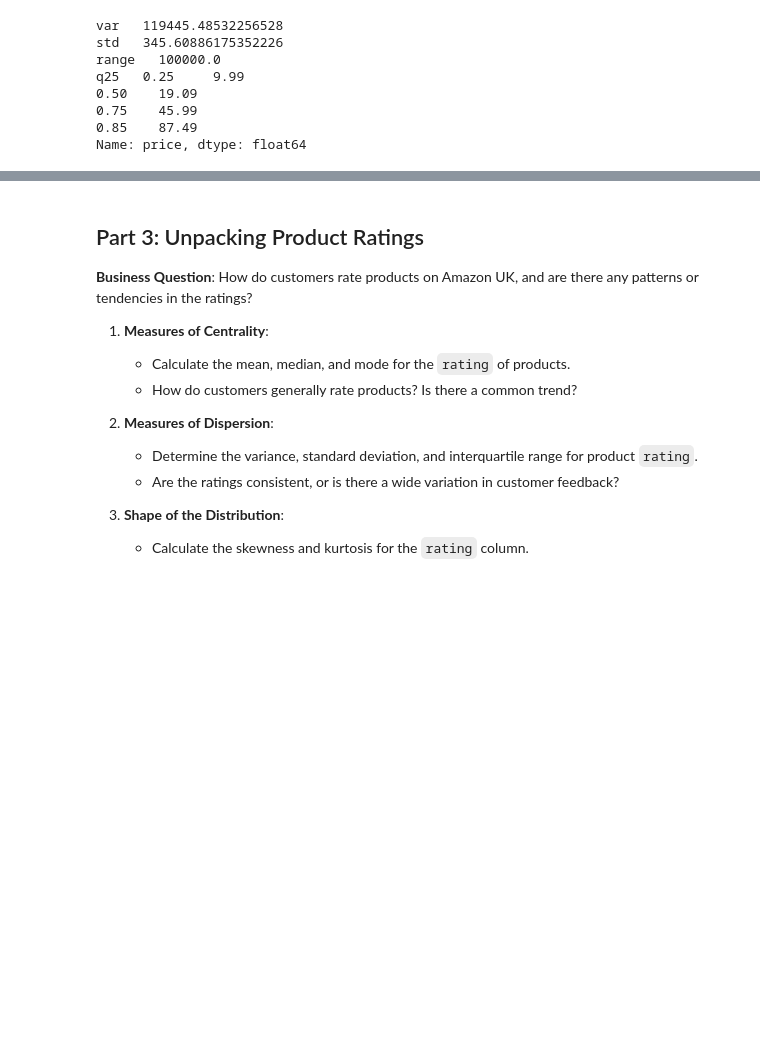
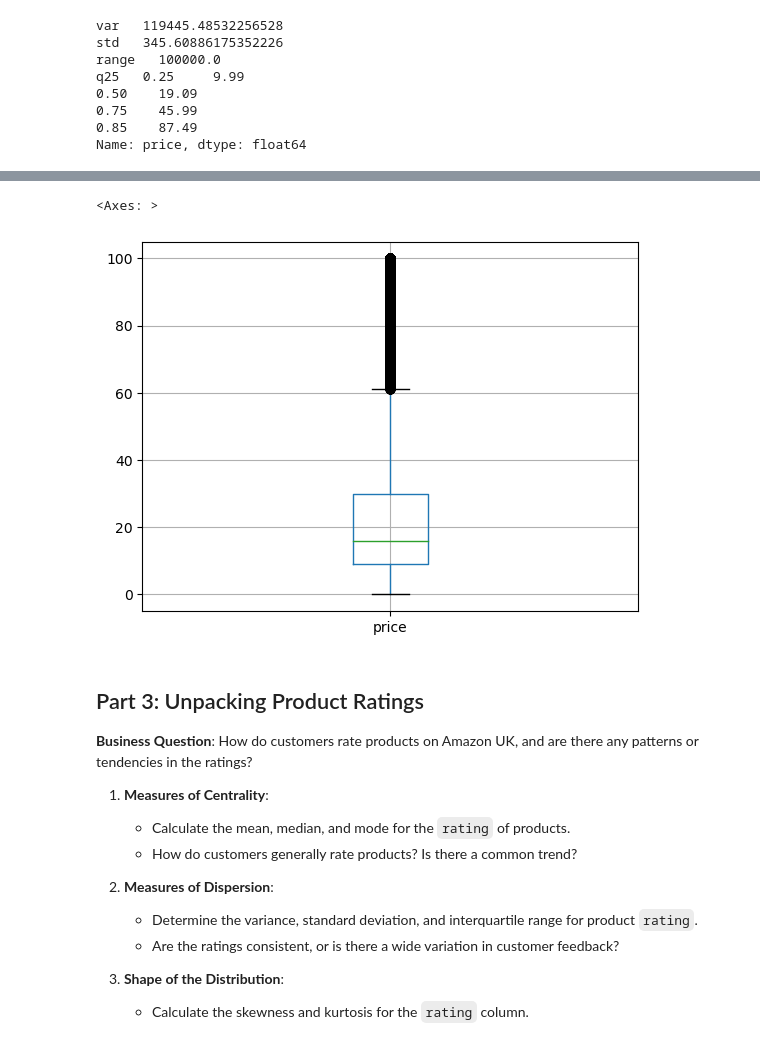
Before and after one commit to Federicosz/lab-eda-univariate, a Jupyter notebook: Lab_solution_FSZ.ipynb, the cells around one changed output, grey strips where cells are left out. Cells and saved outputs as stored; diff of their text form; code cells hidden in the pictures; blank space fills up the shorter version.

```diff
--- a/Lab_solution_FSZ.ipynb
+++ b/Lab_solution_FSZ.ipynb
@@ -118,3 +112,8 @@ sns.histplot(amz_p100['price'], kde=False, bins=20, color="salmon")
+# %%
+amz.query('price<100').boxplot(column='price')
+# %% [output]
+<Axes: >
+[figure, added]
 # %% [markdown]
 ## Part 3: Unpacking Product Ratings
 
```
Also changed, not shown: parts of 5 cells of this notebook.
